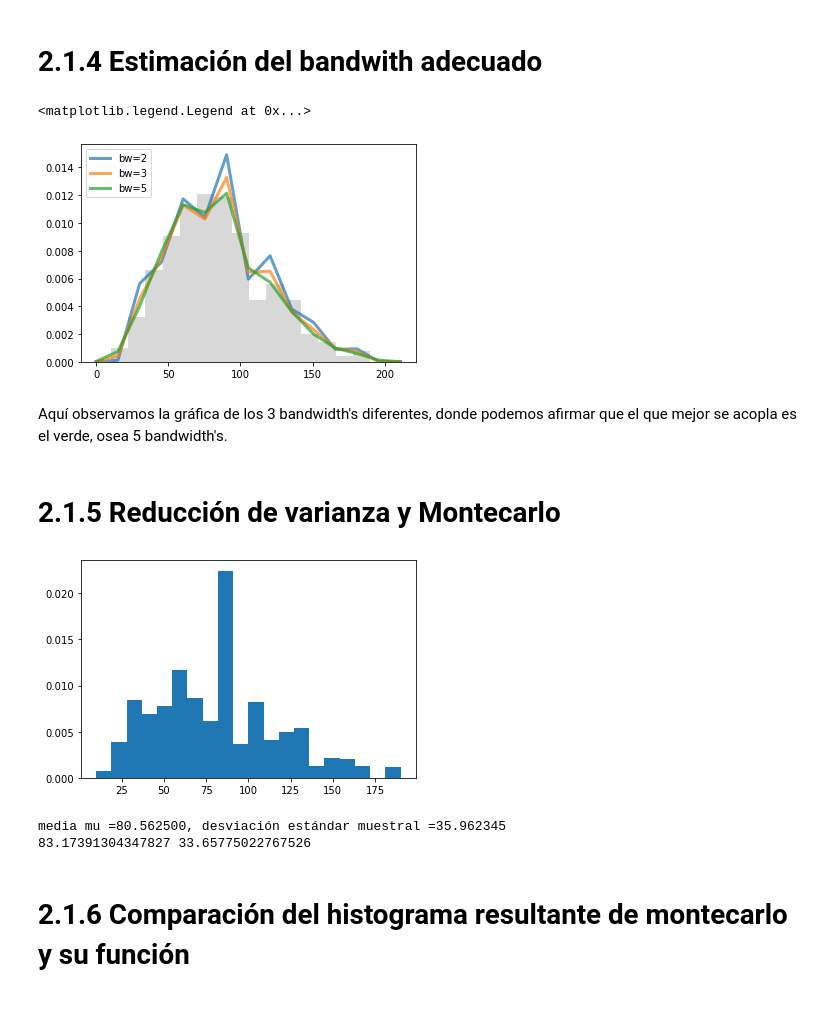
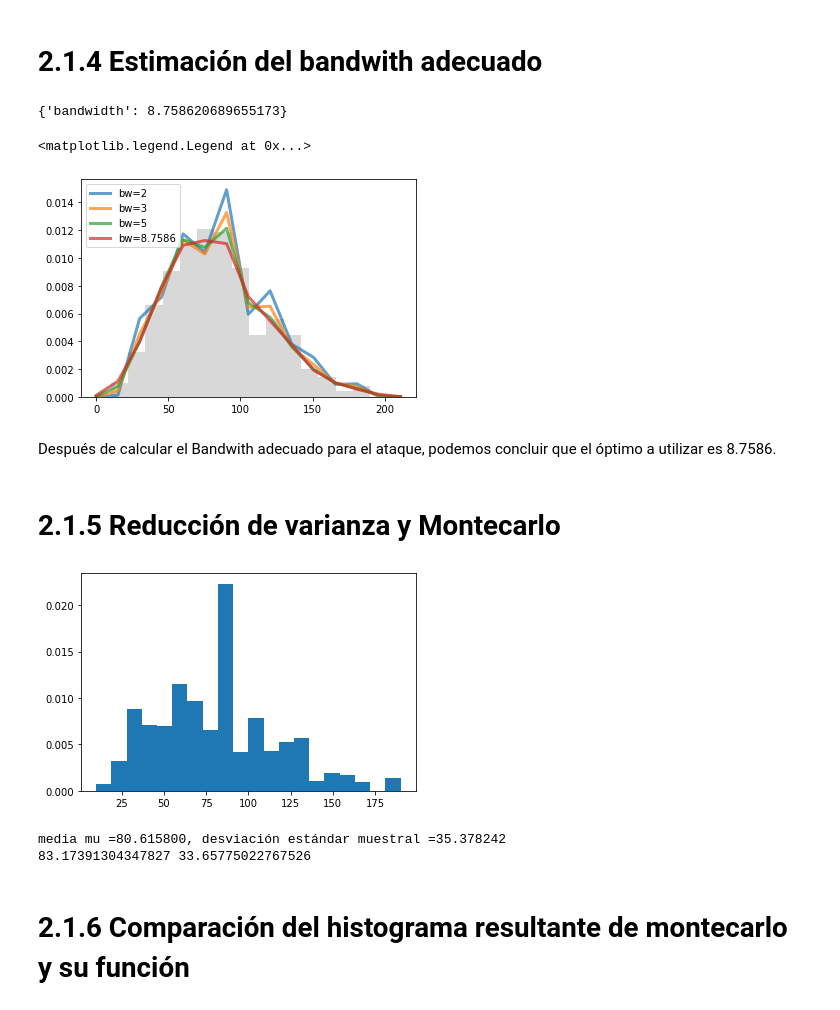
Before and after one commit to JuanPrdz/Proyecto_tema2_JPRodriguez_ARamirez_SRomero, a Jupyter notebook: ProyectoModulo1_RamirezA_RodriguezJ_RomeroS.ipynb, the cells around one changed output. Drawn from its saved outputs; the diff is of its cells as text; code cells hidden in the pictures.

Commit message:
Corrección Bandwith programado

```diff
--- a/ProyectoModulo1_RamirezA_RodriguezJ_RomeroS.ipynb
+++ b/ProyectoModulo1_RamirezA_RodriguezJ_RomeroS.ipynb
@@ -350,27 +352,35 @@ q_q(ataque, "chi2")
 Observando la prueba de Quartil Quartil, se puede ver como en efecto, la distribución _chi2_ se ajusta bastante bien a los datos, ya que los puntos se acoplan casi perfectamente a la línea. Y claro, visualmente no es difícil observar que están muy similares.
 # %% [markdown]
 # 2.1.4 Estimación del bandwith adecuado
+# %%
+grid = GridSearchCV(KernelDensity(),
+                    {'bandwidth': np.linspace(2, 100, 30)},
+                    cv=20) # 20-fold cross-validation
+grid.fit(ataque[:, None])
+print(grid.best_params_)
+# %% [output]
+{'bandwidth': 8.758620689655173}
 # %%
 # KDE: Estimar el bandwith correcto con una función para optimizar el proceso
 
 fig, ax = plt.subplots()
-for bandwidth in [2,3,5]:
+for bandwidth in [2,3,5,  8.7586]:
     ax.plot(np.linspace(0,211,15), kde_sklearn(ataque, np.linspace(0,211,15), bandwidth=bandwidth),
             label='bw={0}'.format(bandwidth), linewidth=3, alpha=0.7)
 ax.hist(ataque, 15, fc='gray', histtype='stepfilled', alpha=0.3, density=True)
 ax.legend(loc='upper left')
 # %% [output]
 <matplotlib.legend.Legend at 0x...>
-[figure, old version]
+[figure, new version]
-# %% [markdown]
-Aquí observamos la gráfica de los 3 bandwidth's diferentes, donde podemos afirmar que el que mejor se acopla es el verde, osea 5 bandwidth's.
+# %% [markdown]
+Después de calcular el Bandwith adecuado para el ataque, podemos concluir que el óptimo a utilizar es  8.7586.
 # %% [markdown]
 # 2.1.5 Reducción de varianza y Montecarlo
 # %%
 # Reducción de varianza y Montecarlo
 N=10000
 
-f_1=kde_sklearn_mod(ataque, 5)
+f_1=kde_sklearn_mod(ataque,  8.7586)
 proba = f_1(np.arange(0,191,.4))
 f_acum = proba.cumsum()
 
@@ -393,8 +403,8 @@ sigma = np.std(o)
 print('media mu =%f, desviación estándar muestral =%f'%(mu,sigma))
 print(ataque.mean(), ataque.std())
 # %% [output]
-[figure, old version]
+[figure, new version]
-media mu =80.562500, desviación estándar muestral =35.962345
+media mu =80.615800, desviación estándar muestral =35.378242
 83.17391304347827 33.65775022767526
 # %% [markdown]
 # 2.1.6 Comparación del histograma resultante de montecarlo y su función
```
Also changed, not shown: parts of 14 cells of this notebook.
